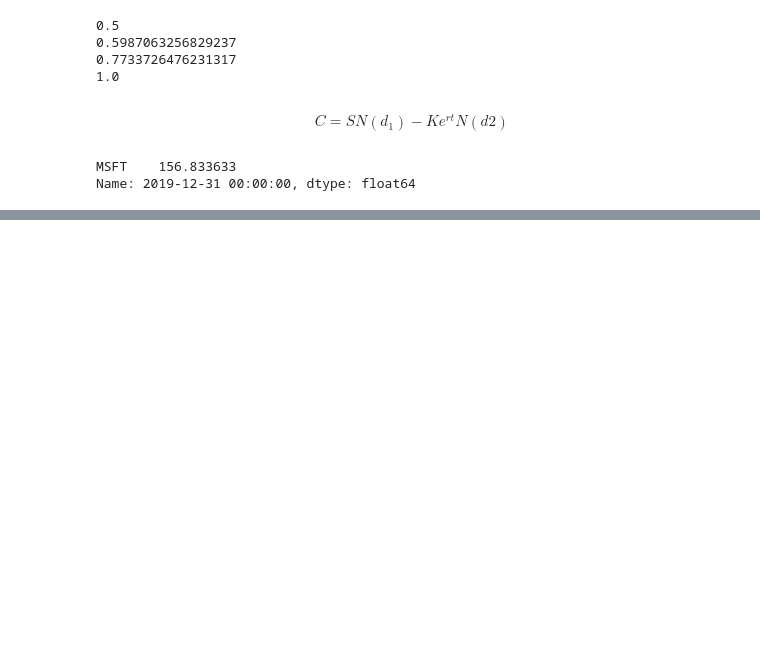
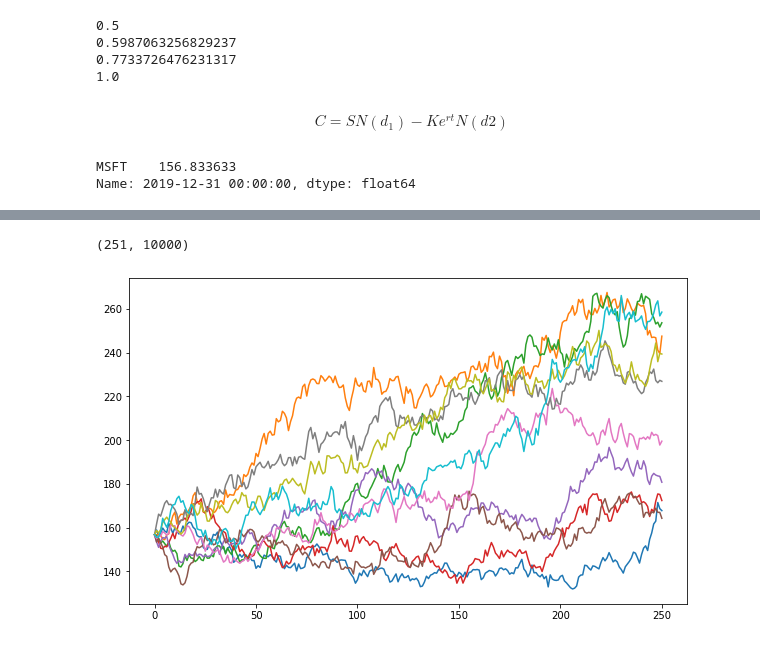
Before and after one commit to omeryesil/pyt-tutorials, a Jupyter notebook: pyt-in-finance/07_MonteCarloSimulationsAsADecisionMakingTool.ipynb, the cells around one changed output, grey strips where cells are left out. Drawn from its saved outputs; the diff is of its cells as text; code cells hidden in the pictures; blank space fills up the shorter version.

```diff
--- a/pyt-in-finance/07_MonteCarloSimulationsAsADecisionMakingTool.ipynb
+++ b/pyt-in-finance/07_MonteCarloSimulationsAsADecisionMakingTool.ipynb
@@ -445,0 +456,14 @@ Name: 2019-12-31 00:00:00, dtype: float64
+# %%
+stdev = (logReturns.std() * 250 ** 0.5).values # use values to conver to array
+# %%
+T = 1.0
+timeIntervals = 250
+deltaT = T / timeIntervals
+iterations = 10000
+# %%
+Z = np.random.standard_normal((timeIntervals + 1 , iterations))
+S = np.zeros_like(Z)
+S[0] = data.iloc[-1]  # first row with current (last) price
+# %%
+for t in range(1, timeIntervals + 1):
+    S[t] = S[t-1] * np.exp((r - 0.5 * stdev ** 2) * deltaT + stdev * deltaT ** 0.5 * Z[t])
@@ -445,0 +486,10 @@ Name: 2019-12-31 00:00:00, dtype: float64
+# %%
+S.shape  # shows diemtnion of the matrix
+# %% [output]
+(251, 10000)
+# %%
+plt.figure(figsize=(10,6))
+plt.plot(S[:,:10])
+plt.show()
+# %% [output]
+[figure, added]
```
Also changed, not shown: parts of 34 cells of this notebook.
